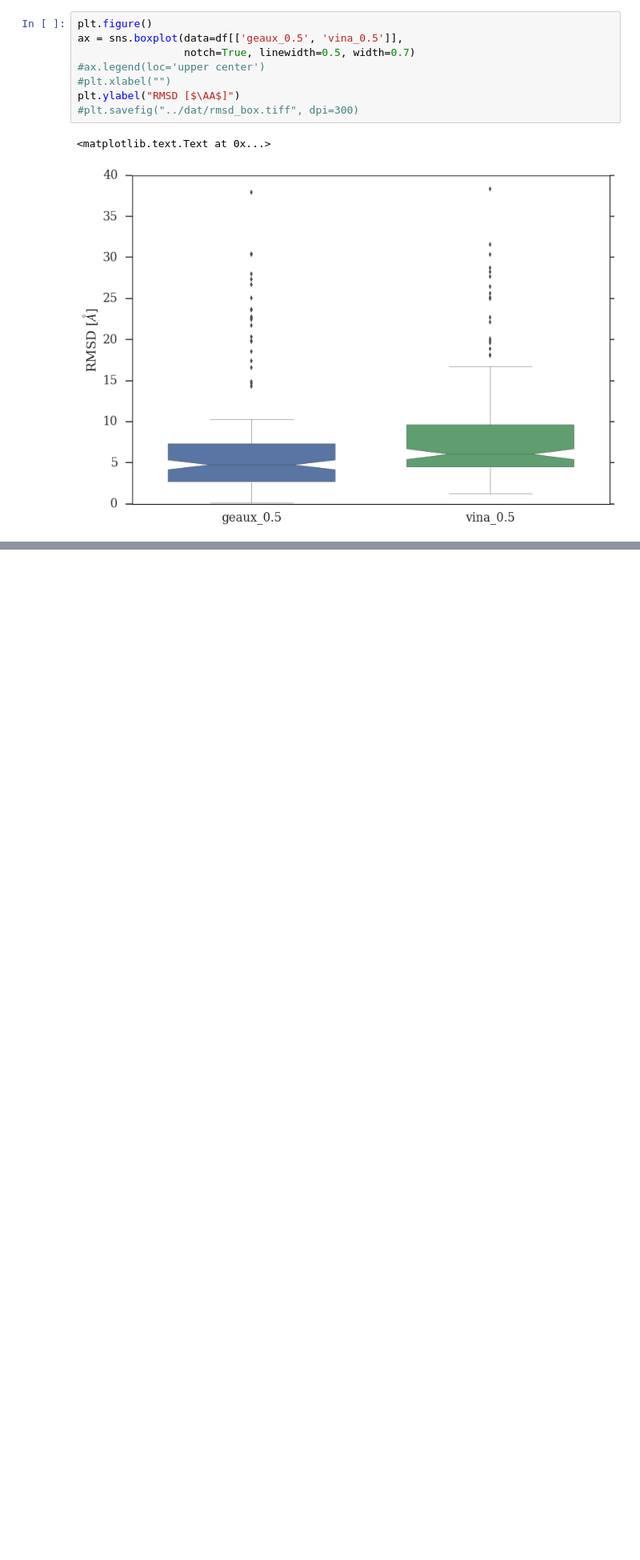
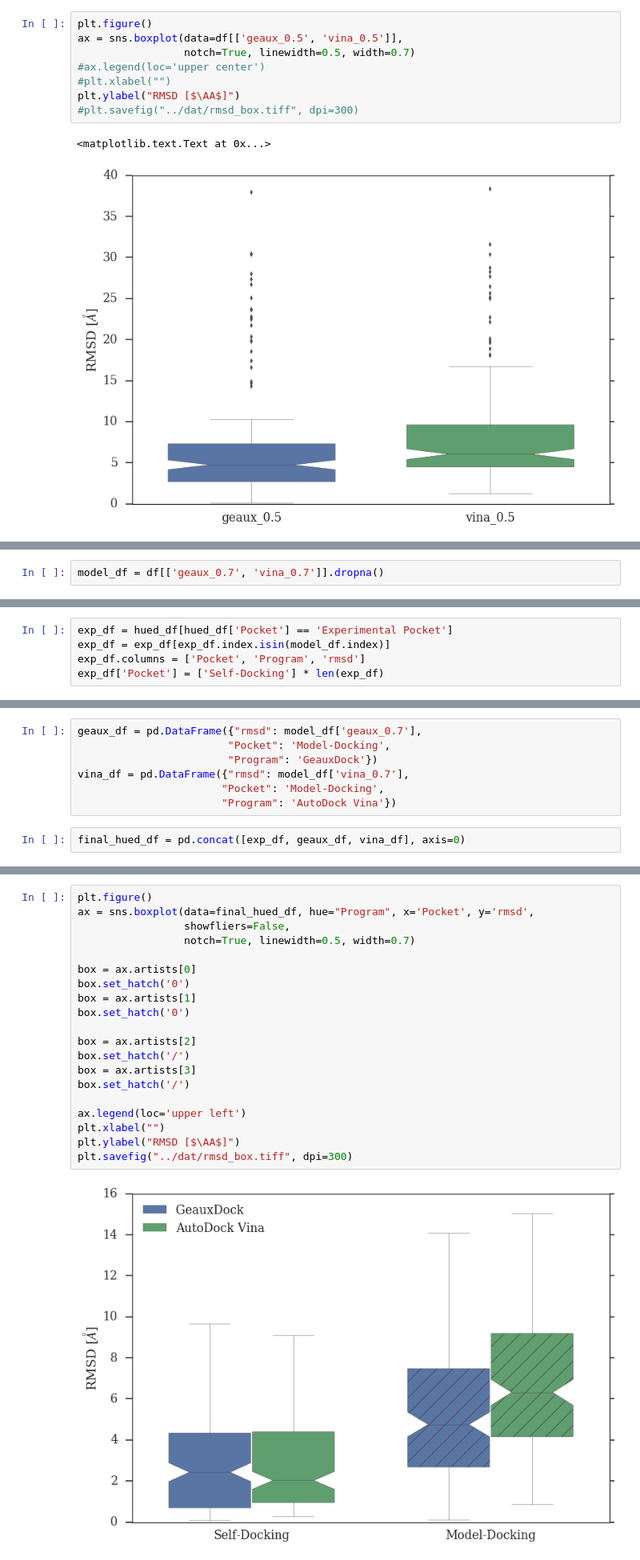
Before and after one commit to EricTing/casf-benchmark, a Jupyter notebook: casf_benchmark/analysis.ipynb, the cells around one changed output, grey strips where cells are left out. Shown at 80% size. Cells and saved outputs as stored; diff of their text form; blank space fills up the shorter version.

Commit message:
boxplot of self-docking and model-docking
	modified:   casf_benchmark/analysis.ipynb

```diff
--- a/casf_benchmark/analysis.ipynb
+++ b/casf_benchmark/analysis.ipynb
@@ -208,0 +229,2 @@ plt.ylabel("RMSD [$\AA$]")
+# %%
+model_df = df[['geaux_0.7', 'vina_0.7']].dropna()
@@ -208,0 +235,5 @@ plt.ylabel("RMSD [$\AA$]")
+# %%
+exp_df = hued_df[hued_df['Pocket'] == 'Experimental Pocket']
+exp_df = exp_df[exp_df.index.isin(model_df.index)]
+exp_df.columns = ['Pocket', 'Program', 'rmsd']
+exp_df['Pocket'] = ['Self-Docking'] * len(exp_df)
@@ -208,0 +253,9 @@ plt.ylabel("RMSD [$\AA$]")
+# %%
+geaux_df = pd.DataFrame({"rmsd": model_df['geaux_0.7'],
+                        "Pocket": 'Model-Docking',
+                        "Program": 'GeauxDock'})
+vina_df = pd.DataFrame({"rmsd": model_df['vina_0.7'],
+                       "Pocket": 'Model-Docking',
+                       "Program": 'AutoDock Vina'})
+# %%
+final_hued_df = pd.concat([exp_df, geaux_df, vina_df], axis=0)
@@ -208,0 +275,22 @@ plt.ylabel("RMSD [$\AA$]")
+# %%
+plt.figure()
+ax = sns.boxplot(data=final_hued_df, hue="Program", x='Pocket', y='rmsd',
+                 showfliers=False,
+                 notch=True, linewidth=0.5, width=0.7)
+
+box = ax.artists[0]
+box.set_hatch('0')
+box = ax.artists[1]
+box.set_hatch('0')
+
+box = ax.artists[2]
+box.set_hatch('/')
+box = ax.artists[3]
+box.set_hatch('/')
+
+ax.legend(loc='upper left')
+plt.xlabel("")
+plt.ylabel("RMSD [$\AA$]")
+plt.savefig("../dat/rmsd_box.tiff", dpi=300)
+# %% [output]
+[figure, added]
```
Also changed, not shown: parts of 12 cells of this notebook.
